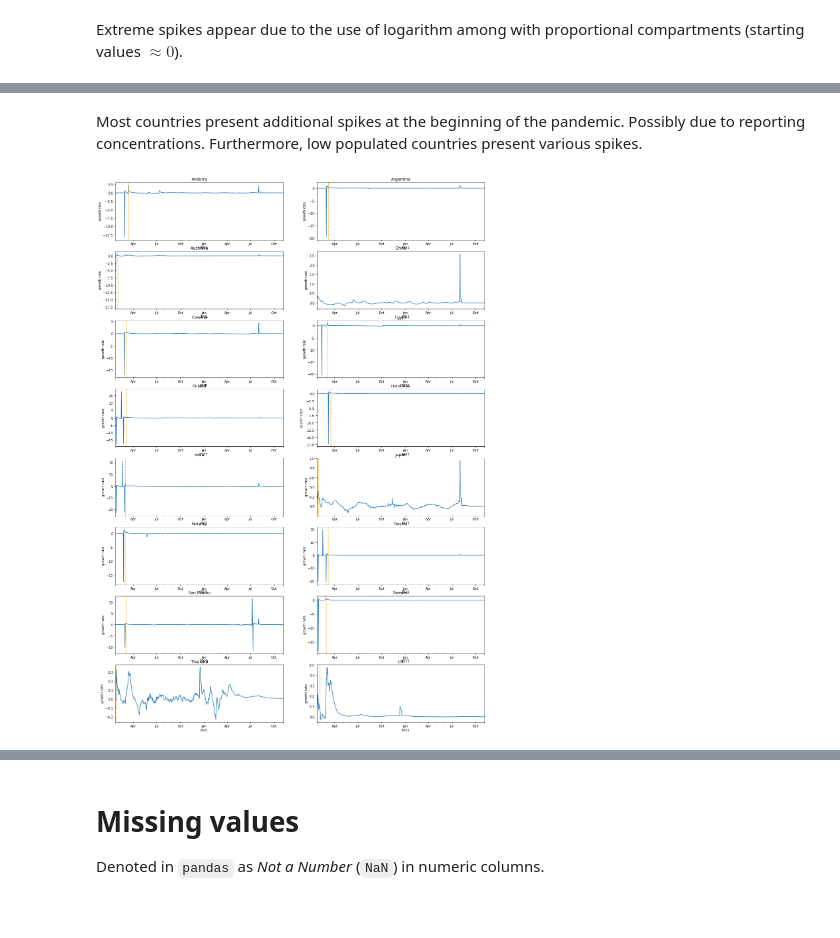
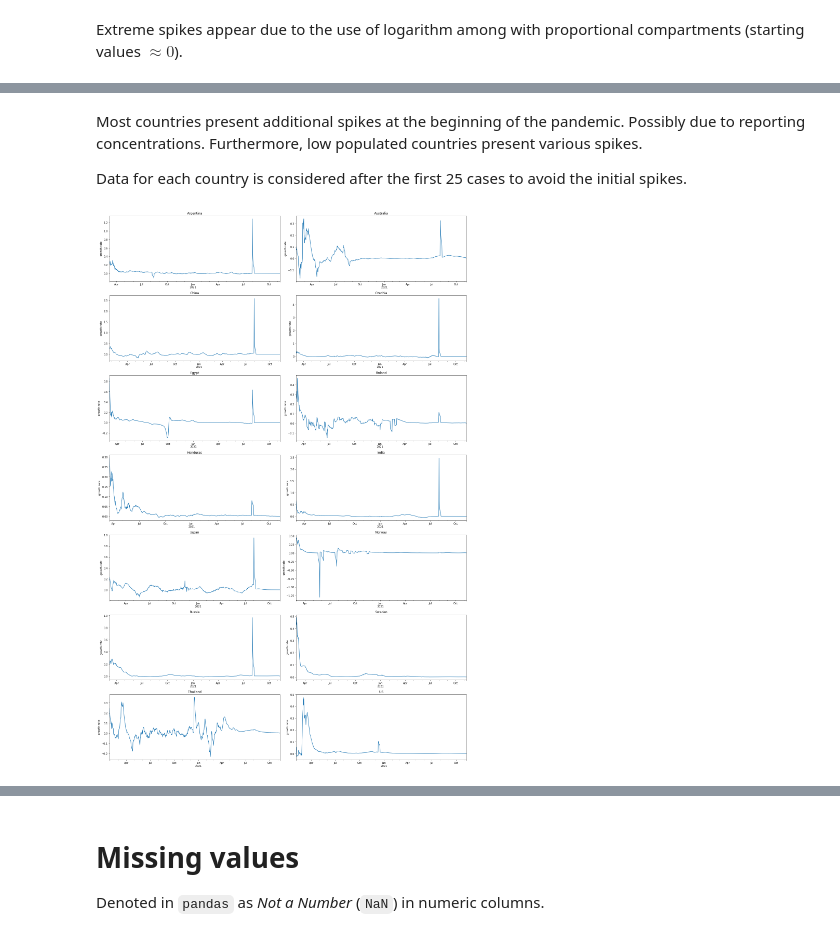
Before and after one commit to alexmadrinanfdez/covid-policy-analysis, a Jupyter notebook: eda.ipynb, the cells around one changed output, grey strips where cells are left out. Cells and saved outputs as stored; diff of their text form; code cells hidden in the pictures.

```diff
--- a/eda.ipynb
+++ b/eda.ipynb
@@ -214,8 +228,8 @@ fig.show()
 Interesting final objectives for analysis. Potential targets.
 # %%
 ccs = [ # country codes
-       'AND', 'ARG', 'AUS', 'CHN', 'CZE', 'EGY', 'FIN', 'HND',
-       'IND', 'JPN', 'NOR', 'RUS', 'SMR', 'SWE', 'THA', 'USA'
+       'ARG', 'AUS', 'CHN', 'CZE', 'EGY', 'FIN', 'HND',
+       'IND', 'JPN', 'NOR', 'RUS', 'SWE', 'THA', 'USA'
 ]
 
 # plot
@@ -1069,20 +1154,23 @@ plt.show()
 # %% [markdown]
 Most countries present additional spikes at the beginning of the pandemic. Possibly due to reporting concentrations. Furthermore, low populated countries present various spikes.
+
+Data for each country is considered after the first 25 cases to avoid the initial spikes.
 # %%
 nrows = len(cc_dict) // 2
 ncols = 2
 
 fig, axs = plt.subplots(nrows=nrows, ncols=ncols, figsize=(20, 30))
 for i in range(nrows * ncols):
   cname = list(cc_dict.values())[i]
   first = cum_cases[cname][cum_cases[cname] > 10].index.min()
   ax = axs[i // ncols, i % ncols]
-  gr[cname].plot(ax=ax)
-  ax.axvline(first, ls='--', color='orange')
+  gr.loc[first:, cname].plot(ax=ax)
+  # ax.axvline(first, ls='--', color='orange')
   ax.set_title(cname)
   ax.set_ylabel('growth rate')
+fig.tight_layout()
 # %% [output]
-[figure, old version]
+[figure, new version]
 # %%
 fig, axs = plt.subplots(nrows=nrows, ncols=ncols, figsize=(20, 30))
 for i in range(nrows * ncols):
```
Also changed, not shown: parts of 63 cells of this notebook, 1 other file.
